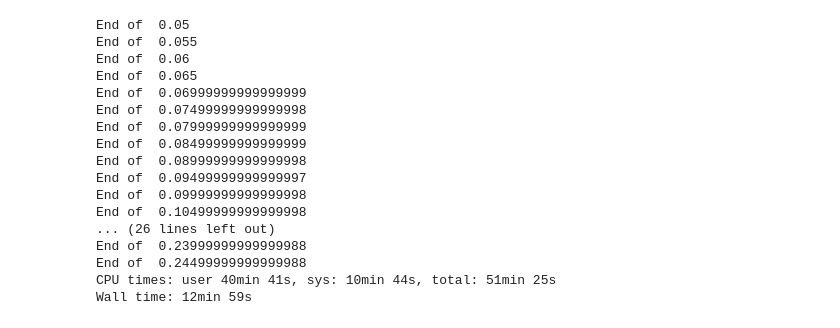
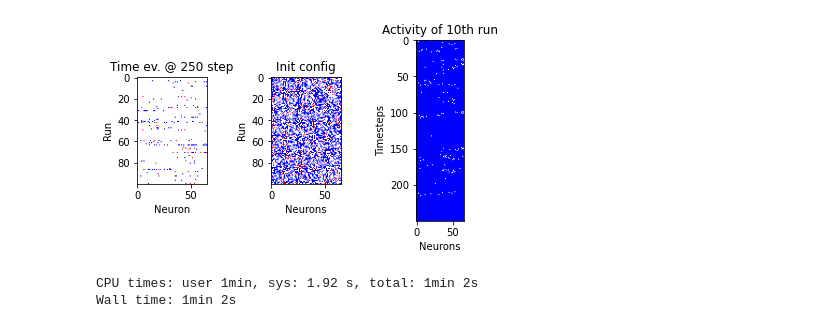
Before and after one commit to tommaso-bertola/TesiTriennale, a Jupyter notebook: Code/brain2.ipynb, the cells around one changed output. Drawn from its saved outputs; the diff is of its cells as text; code cells hidden in the pictures.

```diff
--- a/Code/brain2.ipynb
+++ b/Code/brain2.ipynb
@@ -11,12 +8,10 @@ import HTC
 # %%
 # Load connectome and normalize it
 
-W=np.loadtxt("../Data/connectivity_matrix/group_mean_connectivity_matrix_file.txt")
+W=np.loadtxt("../Data/connectivity_matrix/weights.txt")
 W=W/W.sum(axis=1)[:,None]
 # %%
 # Create brain object and set its parameters
 
 brain=HTC.Brain(W)
 #brain.set_netowrk_parameters(2/998,(2/998)**(1/5),(2/998)**(1/5)/(1+2*(2/998)**(1/5))/1.2)
-brain.set_netowrk_parameters(r1=2e-3, r2=0.288, tc=0.15, tmin=0.05, tmax=0.25, delta_tc=0.005)
-brain.set_simulation_parameters(dt=0.1, n_timesteps=600, runs=100)
@@ -43,21 +18,55 @@ Wall time: 6.35 s
+# %%
+# Generate initial configuration with 10% active neurons
+
+states_orig = HTC.generate_initial_conf(active_frac=0.1, n_neurons=66, n_runs=100) # with random configurations
+
+
+# Evolve over time the states (save every step in activity matrix)
+brain.set_netowrk_parameters(r1=2e-3, r2=0.288, tc=0.15)
+
+n_timesteps=250
+n_runs=100
+n_neurons=brain.n_neurons
+activity=np.zeros((n_timesteps,n_runs, brain.n_neurons)) #storing time, run and activity
+states=states_orig
+
+for t in range(n_timesteps):
+    states, activity[t] = HTC.update_states(states=states,
+                                            r1=brain.r1,r2= brain.r2,tc= brain.tc,W= W)
+
+
+fig,ax=plt.subplots(1,3)
+
+ax[0].set_xlabel("Neuron")
+ax[0].set_ylabel("Run")
+ax[0].set_title("Time ev. @ "+str(n_timesteps)+" step")
+ax[0].imshow(states, cmap='bwr')
+
+
+
+run=10
+ax[2].set_title("Activity of "+str(run)+"th run")
+ax[2].set_ylabel("Timesteps")
+ax[2].set_xlabel("Neurons")
+ax[2].imshow(activity[:,run], cmap='bwr')
+
+
+
+ax[1].set_xlabel("Neurons")
+ax[1].set_ylabel("Run")
+ax[1].set_title("Init config")
+ax[1].imshow(states_orig, cmap='bwr')
+
+fig.tight_layout(pad=3.0)
+
+plt.show()
+# %% [output]
+[figure, added]
 # %%
 %%time
-tc,a=brain.simulation(active_frac=0.3, n_runs=100)
+tc, a,sigma_a=brain.simulation(active_frac=0.1, n_runs=100,
+                      tmin=0.005, tmax=0.2, delta_tc=0.005,
+                      dt=0.1, n_timesteps=6000)
 # %% [output]
-End of  0.05
-End of  0.055
-End of  0.06
-End of  0.065
-End of  0.06999999999999999
-End of  0.07499999999999998
-End of  0.07999999999999999
-End of  0.08499999999999999
-End of  0.08999999999999998
-End of  0.09499999999999997
-End of  0.09999999999999998
-End of  0.10499999999999998
-... (26 lines left out)
-End of  0.23999999999999988
-End of  0.24499999999999988
-CPU times: user 40min 41s, sys: 10min 44s, total: 51min 25s
-Wall time: 12min 59s
+CPU times: user 1min, sys: 1.92 s, total: 1min 2s
+Wall time: 1min 2s
```
Also changed, not shown: parts of 8 cells of this notebook, 1 other file.
